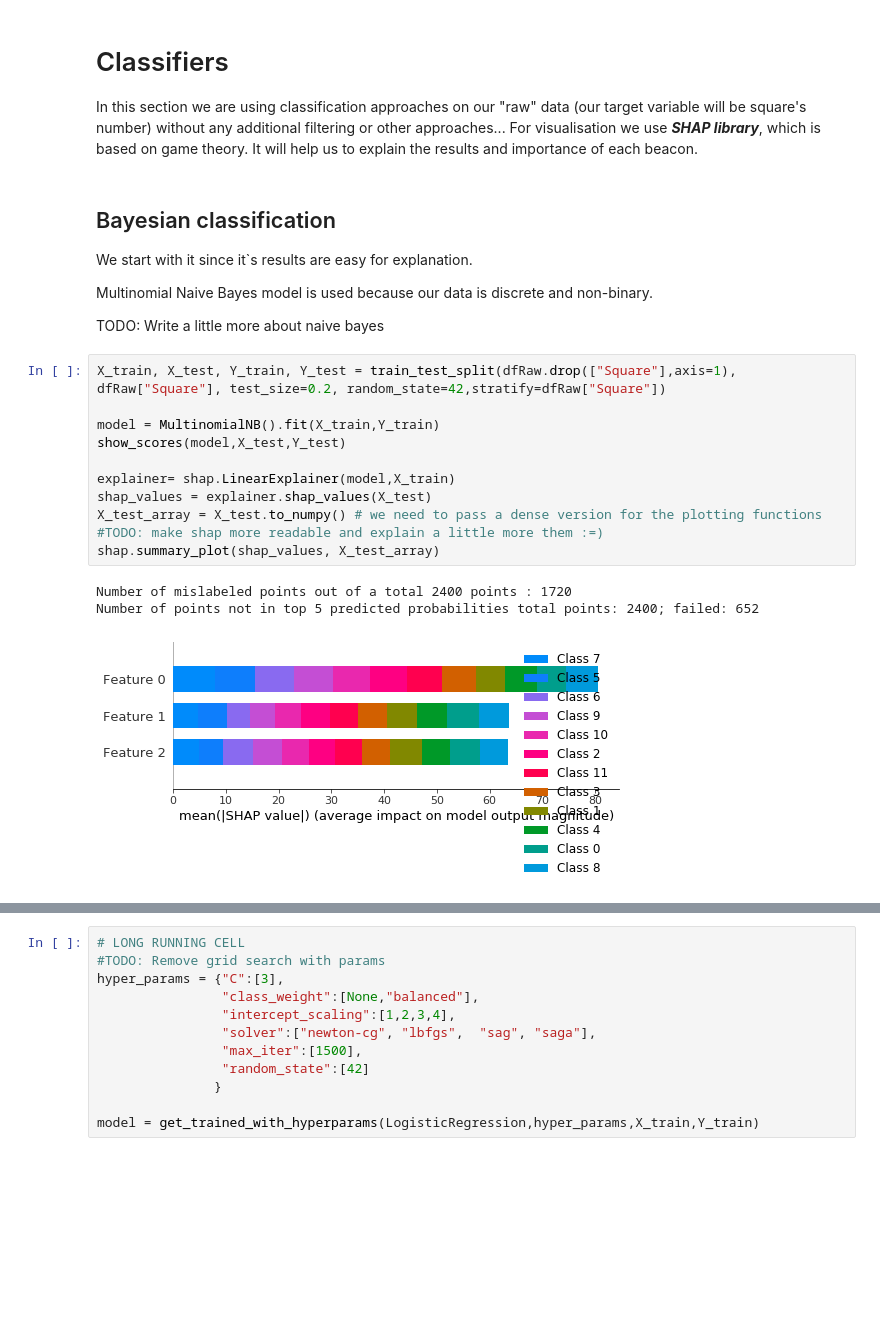
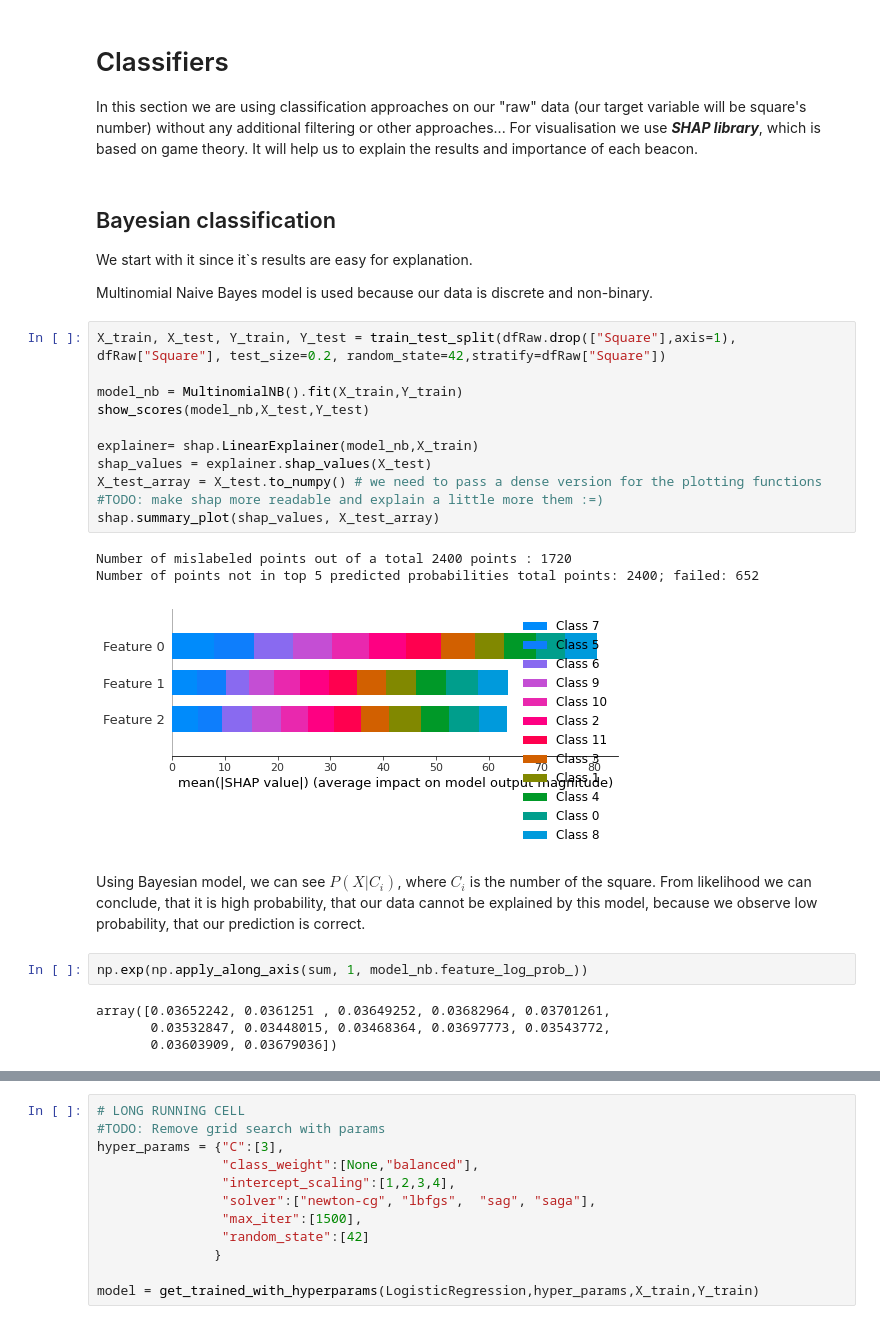
Before and after one commit to Midren/Localization, a Jupyter notebook: fingerprinting_classification.ipynb, the cells around one changed output, grey strips where cells are left out. Saved outputs shown, nothing was run; the diff lists cells and outputs as text; blank space fills up the shorter version.

```diff
--- a/fingerprinting_classification.ipynb
+++ b/fingerprinting_classification.ipynb
@@ -117,23 +119,31 @@ on game theory. It will help us to explain the results and importance of each be
 We start with it since it`s results are easy for explanation.
 
 Multinomial Naive Bayes model is used because our data is discrete and non-binary.
-
-TODO: Write a little more about naive bayes
 # %%
 X_train, X_test, Y_train, Y_test = train_test_split(dfRaw.drop(["Square"],axis=1), dfRaw["Square"], test_size=0.2, random_state=42,stratify=dfRaw["Square"])
 
-model = MultinomialNB().fit(X_train,Y_train)
-show_scores(model,X_test,Y_test)
+model_nb = MultinomialNB().fit(X_train,Y_train)
+show_scores(model_nb,X_test,Y_test)
 
-explainer= shap.LinearExplainer(model,X_train)
+explainer= shap.LinearExplainer(model_nb,X_train)
 shap_values = explainer.shap_values(X_test)
 X_test_array = X_test.to_numpy() # we need to pass a dense version for the plotting functions
 #TODO: make shap more readable and explain a little more them :=)
 shap.summary_plot(shap_values, X_test_array)
 # %% [output]
 Number of mislabeled points out of a total 2400 points : 1720
 Number of points not in top 5 predicted probabilities total points: 2400; failed: 652
-[figure, old version]
+[figure, new version]
+# %% [markdown]
+Using Bayesian model, we can see $P(X | C_i)$, where $C_i$ is the number of the square. From likelihood we can conclude,
+that it is high probability, that our data cannot be explained by this model, because we observe low probability, that
+our prediction is correct.
+# %%
+np.exp(np.apply_along_axis(sum, 1, model_nb.feature_log_prob_))
+# %% [output]
+array([0.03652242, 0.0361251 , 0.03649252, 0.03682964, 0.03701261,
+       0.03532847, 0.03448015, 0.03468364, 0.03697773, 0.03543772,
+       0.03603909, 0.03679036])
 # %% [markdown]
 ## Logistic model
 Another approach is __*Logistic model classification*__. It is not expected to perform extremely accurately, since our
```
Also changed, not shown: parts of 11 cells of this notebook.
